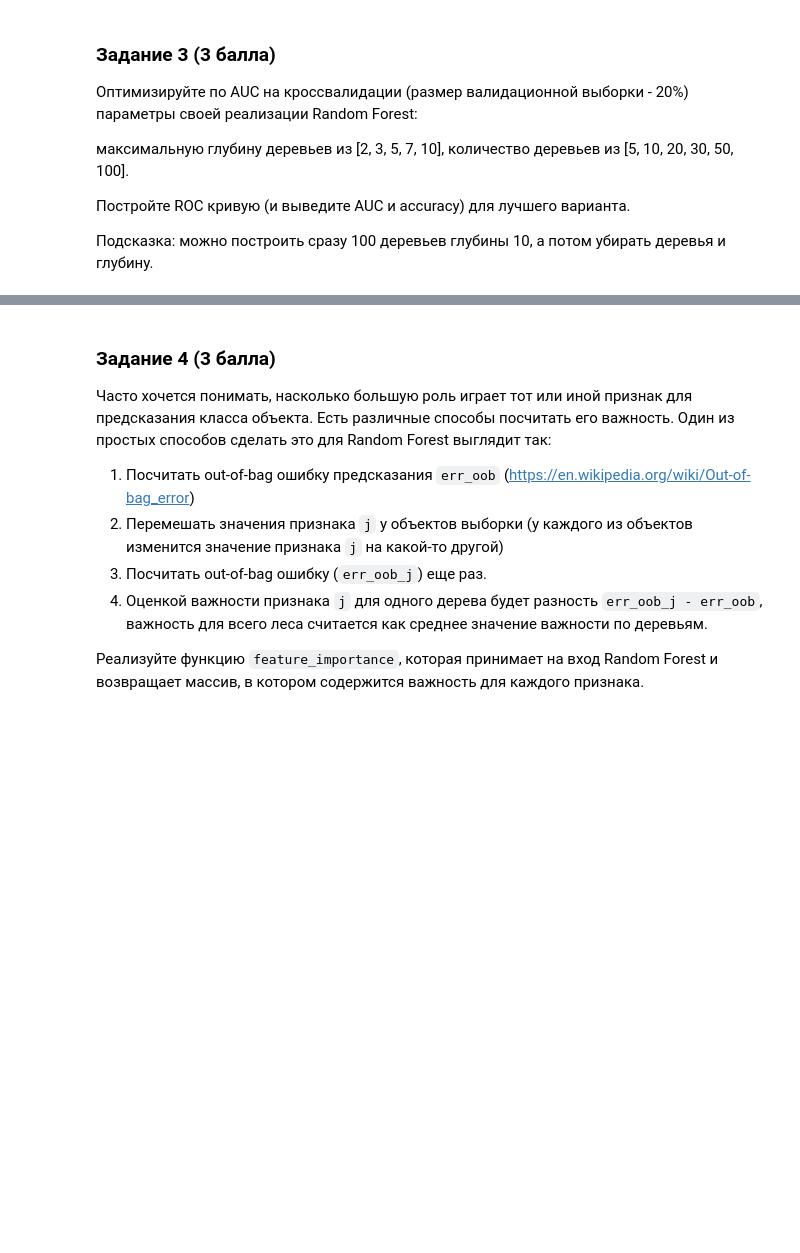
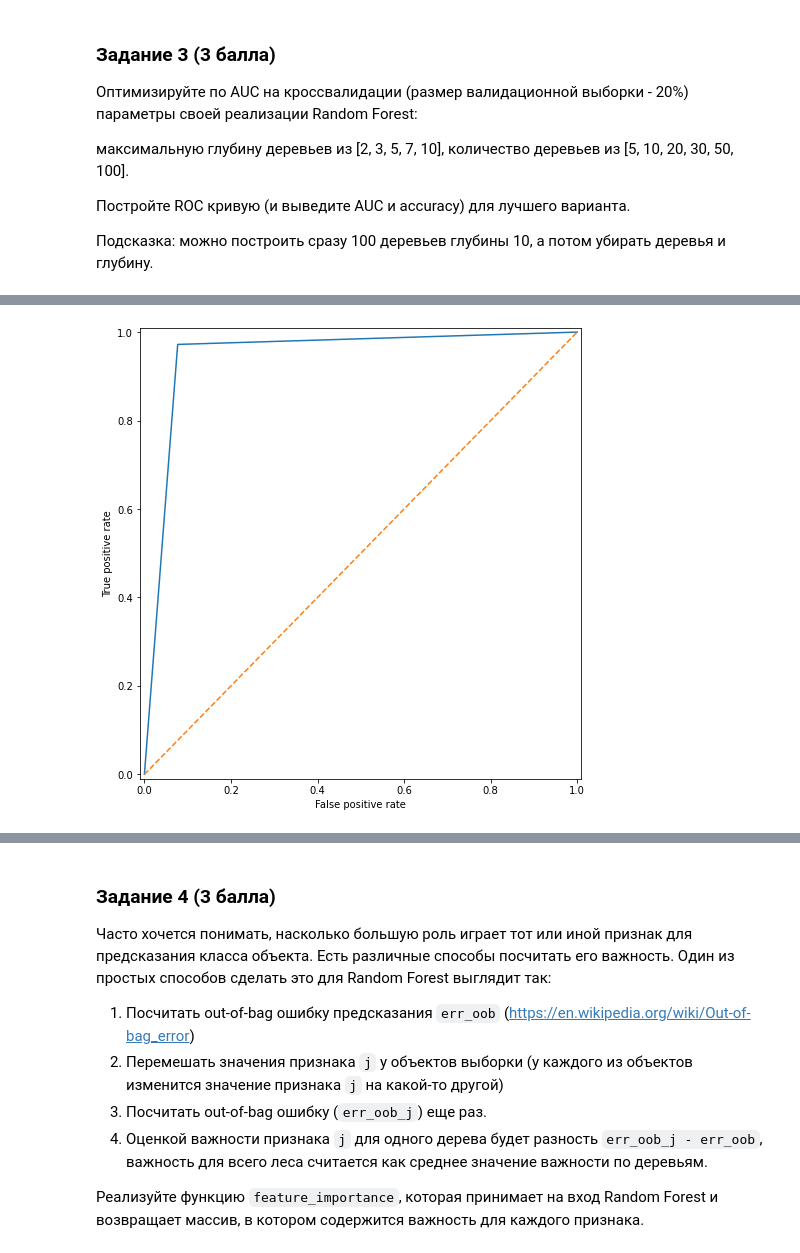
Before and after one commit to Cocossss/BI_spring20, a Jupyter notebook: ML/randomForest.ipynb, the cells around one changed output, grey strips where cells are left out. Drawn from its saved outputs; the diff is of its cells as text; code cells hidden in the pictures; blank space fills up the shorter version.

```diff
--- a/ML/randomForest.ipynb
+++ b/ML/randomForest.ipynb
@@ -99,6 +99,24 @@ predicting...
 Подсказка: можно построить сразу 100 деревьев глубины 10, а потом убирать деревья и
 глубину.
 # %%
+def plot_roc_curve(y_test, p_pred):
+    positive_samples = sum(1 for y in y_test if y == 0)
+    tpr = []
+    fpr = []
+    for w in np.arange(-0.01, 1.02, 0.01):
+        y_pred = [(0 if p.get(0, 0) > w else 1) for p in p_pred]
+        tpr.append(sum(1 for yp, yt in zip(y_pred, y_test) if yp == 0 and yt == 0) / positive_samples)
+        fpr.append(sum(1 for yp, yt in zip(y_pred, y_test) if yp == 0 and yt != 0) / (len(y_test) - positive_samples))
+    plt.figure(figsize = (7, 7))
+    plt.plot(fpr, tpr)
+    plt.plot([0, 1], [0, 1], linestyle="--")
+    plt.xlabel("False positive rate")
+    plt.ylabel("True positive rate")
+    plt.xlim(-0.01, 1.01)
+    plt.ylim(-0.01, 1.01)
+    plt.tight_layout()
+    plt.show()
+
 def read_cancer_dataset(path_to_csv):
     # Возвращает пару из X и y. X - массив векторов. y - соответствующие векторам метки
     f = open(path_to_csv, 'r')
@@ -294,8 +312,3 @@ def optimise(file, r = 0.2):
           '\nnumber of depth: ', res_depth,
           '\nauc: ', res_auc,
           '\naccuracy: ', res_accuracy)
-
-print('for cancer:')
-optimise('cancer.csv')
-print('\nfor spam:')
-optimise('spam.csv')
@@ -313,0 +328,15 @@ accuracy:  0.8513043478260869
+# %%
+X, y = read_cancer_dataset('cancer.csv')
+X_train, y_train, X_test, y_test   = train_test_split(X, y, ratio=0.2)
+rfc = RandomForestClassifier(n_estimators=30, max_depth=10)
+rfc.fit(X_train, y_train)
+y_pred = rfc.predict(X_test)
+plot = []
+for j in range(len(y_pred)):
+        if y_pred[j] == 0:
+            plot.append({0: 1, 1: 0})
+        else:
+            plot.append({0: 0, 1: 1})
+plot_roc_curve(y_test, plot)
+# %% [output]
+[figure, added]
```
Also changed, not shown: parts of 14 cells of this notebook.
